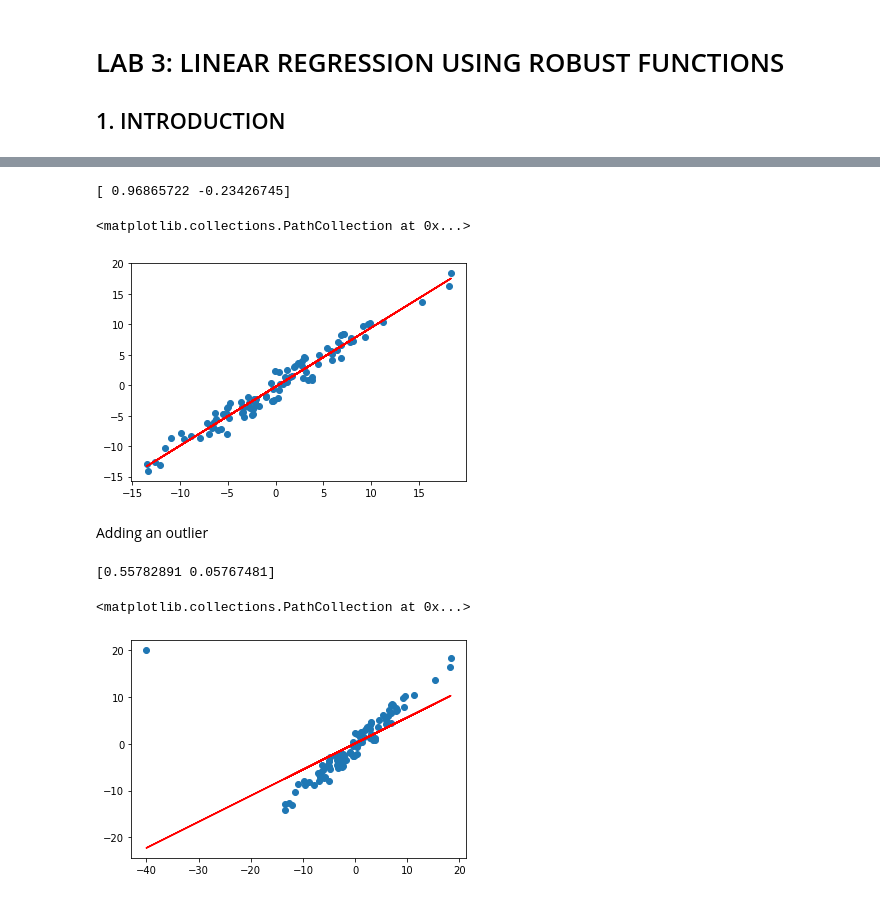
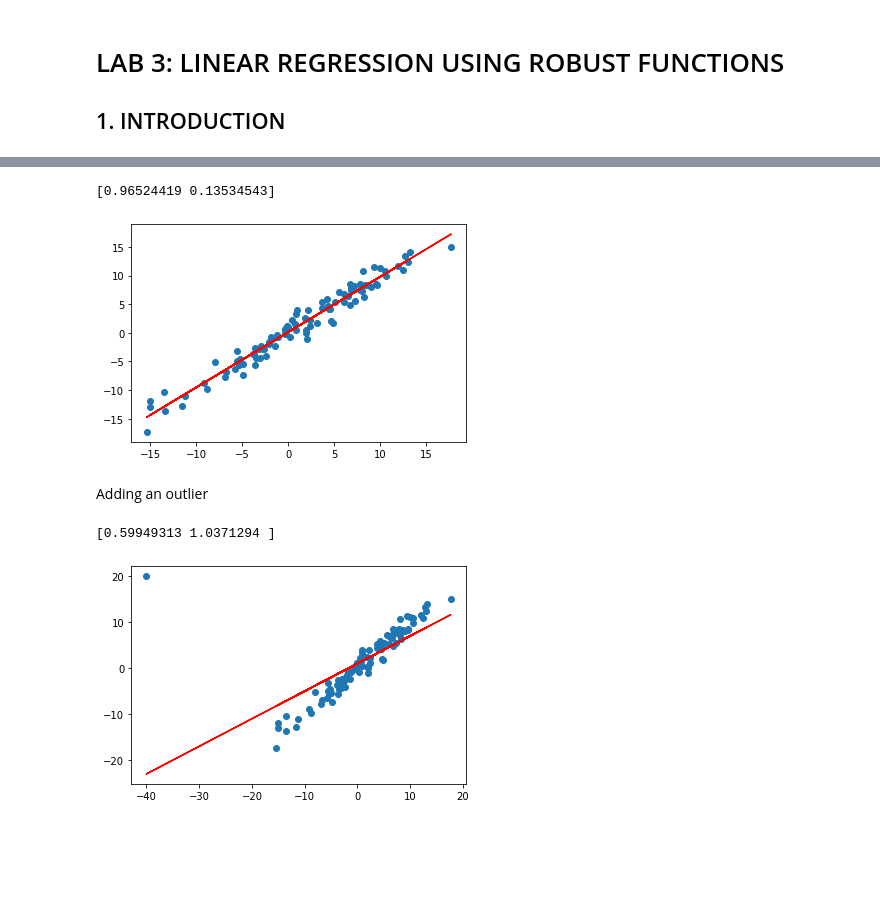
Before and after one commit to Vol0kin/OPT, a Jupyter notebook: Labs/Lab3/Lab_3.ipynb, the cells around one changed output, grey strips where cells are left out. Drawn from its saved outputs; the diff is of its cells as text; code cells hidden in the pictures; blank space fills up the shorter version.

```diff
--- a/Labs/Lab3/Lab_3.ipynb
+++ b/Labs/Lab3/Lab_3.ipynb
@@ -35,7 +35,6 @@ def adapting_gradient_descent(x, y, f, grad_f, tol=1e-5, max_iter=250):
     np.random.seed(42)
     w = np.random.uniform(0, 1, (2, ))
     n = 0
-    path = [w]
     alpha = 1
 
     while np.linalg.norm(grad_f(x, y, w)) >= tol and n < max_iter:
@@ -46,22 +45,27 @@ def adapting_gradient_descent(x, y, f, grad_f, tol=1e-5, max_iter=250):
 
         n = n + 1
         w = w - alpha * grad_f(x, y, w)
-        path.append(w)
 
-    return w, np.array(path), n
+    return w, n
 # %%
-w_opt, path, n = adapting_gradient_descent(x, y, error, grad_error)
+w_opt, n = adapting_gradient_descent(x, y, error, grad_error)
 print(w_opt)
+# %% [output]
+[0.96524419 0.13534543]
-# %%
-print(w_opt)
-# %% [output]
-[ 0.96865722 -0.23426745]
+# %%
+def plot_fitted_line(x, y, w, title=''):
+    plt.clf()
+
+    plt.plot(x, w[0] * x + w[1], 'r')
+    plt.scatter(x, y)
+
+    plt.title(title)
+
+    plt.show()
 # %%
-plt.plot(x, w_opt[0] * x + w_opt[1], 'r')
-plt.scatter(x, y)
+plot_fitted_line(x, y, w_opt)
 # %% [output]
-<matplotlib.collections.PathCollection at 0x...>
-[figure, old version]
+[figure, new version]
 # %% [markdown]
 Adding an outlier
 # %%
@@ -70,11 +77,9 @@ y[1] = 20
 # %%
-w_opt, path, n = adapting_gradient_descent(x, y, error, grad_error)
+w_opt, n = adapting_gradient_descent(x_noisy, y_noisy, error, grad_error)
 print(w_opt)
 # %% [output]
-[0.55782891 0.05767481]
+[0.59949313 1.0371294 ]
 # %%
-plt.plot(x, w_opt[0] * x + w_opt[1], 'r')
-plt.scatter(x, y)
+plot_fitted_line(x_noisy, y_noisy, w_opt)
 # %% [output]
-<matplotlib.collections.PathCollection at 0x...>
-[figure, old version]
+[figure, new version]
```
Also changed, not shown: parts of 12 cells of this notebook.
